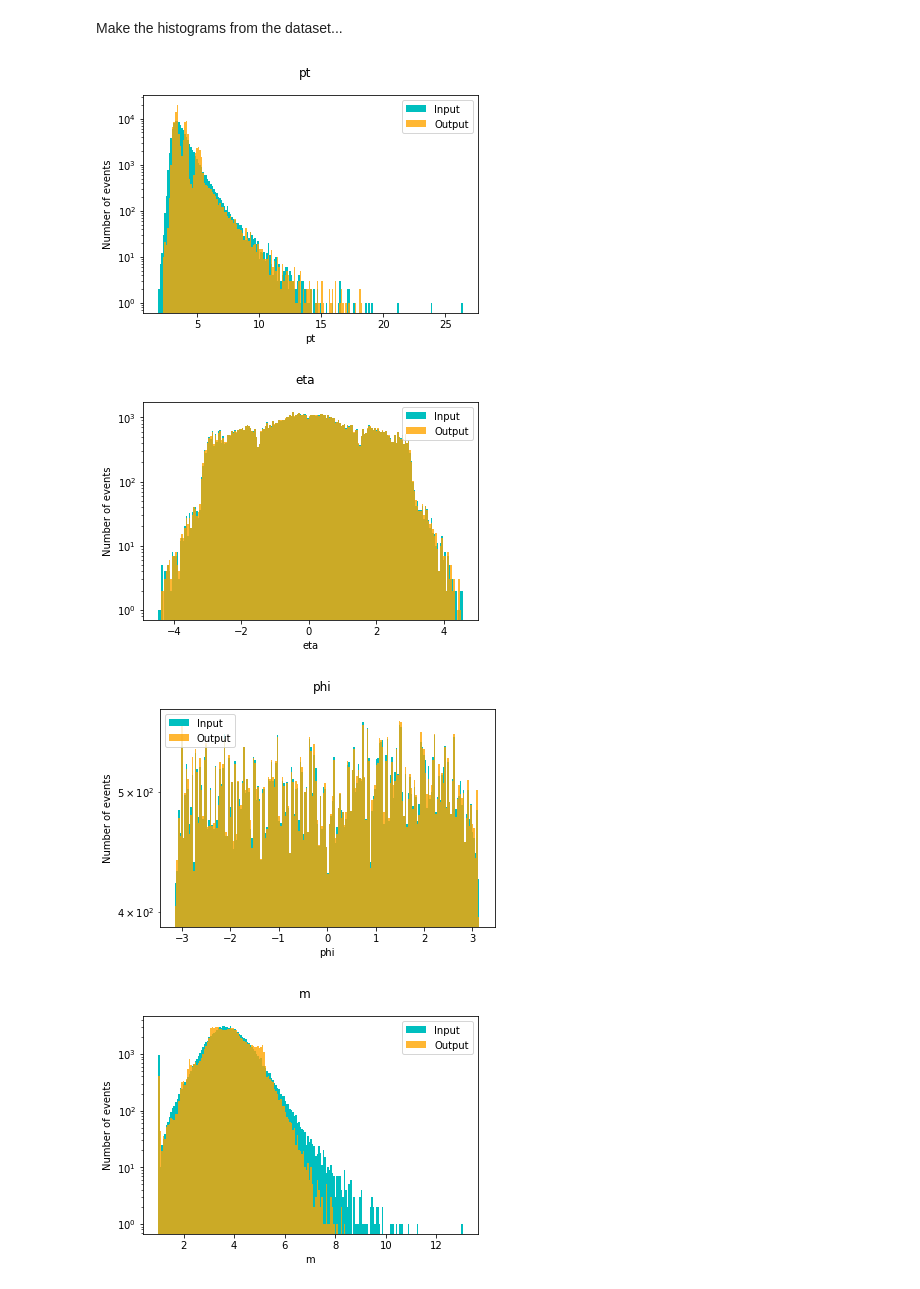
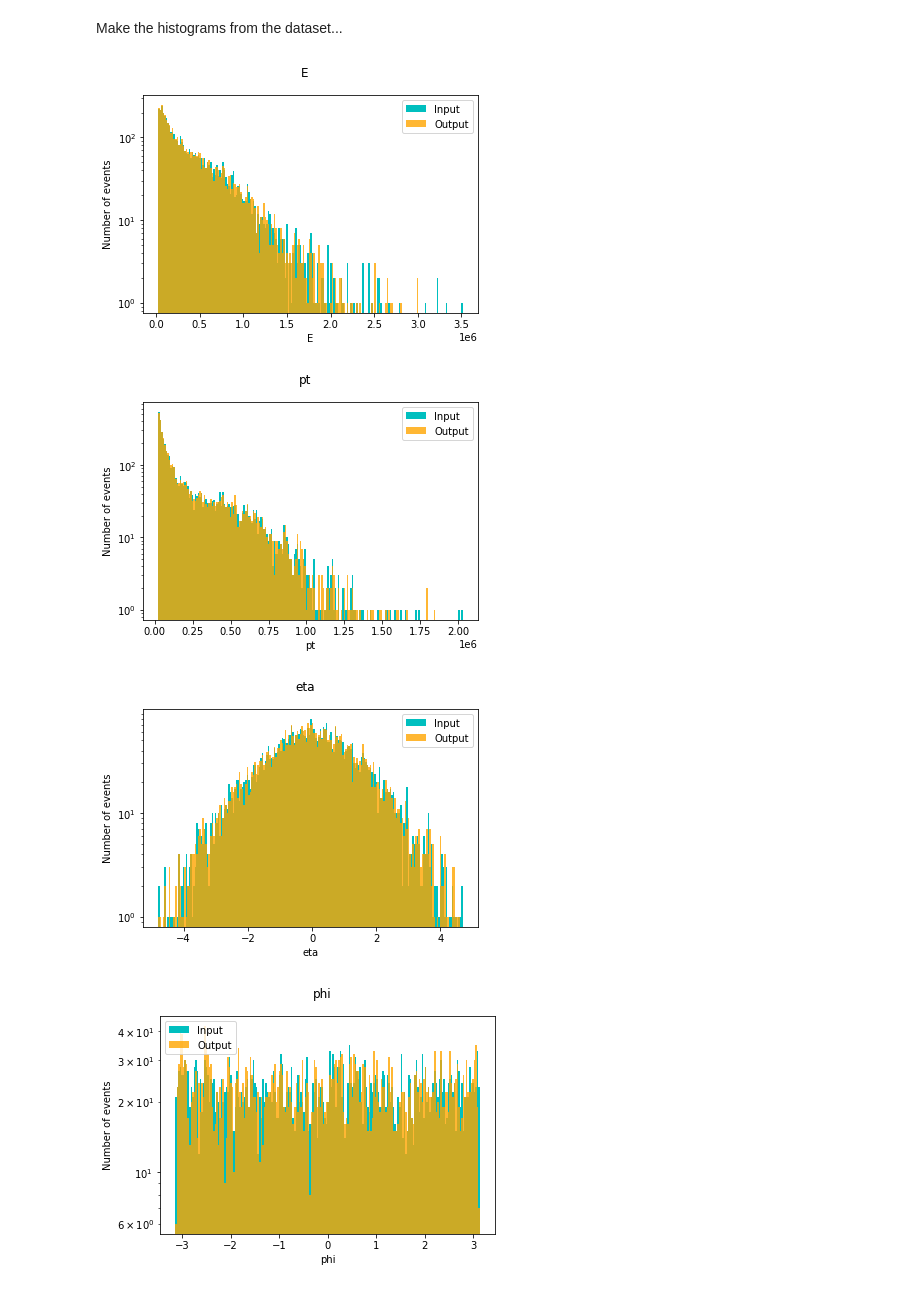
Before and after one commit to InvincibleKnight/Evaluation-Exercise, a Jupyter notebook: TLA_4D_Example.ipynb, the cells around one changed output. Cells and saved outputs as stored; diff of their text form; code cells hidden in the pictures.

```diff
--- a/TLA_4D_Example.ipynb
+++ b/TLA_4D_Example.ipynb
@@ -55,16 +92,4 @@ print(event_dict[0])
 # %%
-import pandas as pd
-
-# Change these paths to point to where you have stored the datasets.
-train_path = '/Users/nallenallis/Documents/LTH/Exjobb/data/TLA_leadingJet_custom_normalized_train_80.pkl'
-test_path = '/Users/nallenallis/Documents/LTH/Exjobb/data/TLA_leadingJet_custom_normalized_train_20.pkl'
-
-# Reads the .pkl-files with Pandas
-train = pd.read_pickle(train_path)
-test = pd.read_pickle(test_path)
-
-# To get an idea of the order of magnitude we are going to see in the plots we show the first elements
-# in the samples:
 print('Training sample:')
 print(train.head())
 
@@ -103,17 +148,16 @@ Now we plot the data using the matplotlib library. The units reflect the normali
 # %%
 import matplotlib.pyplot as plt
+variable_list = [r'$E$', r'$p_T$', r'$\eta$', r'$\phi$']
 
-unit_list = ['[log(GeV)]', '[rad/3]', '[rad/3]', '[log(GeV)]']
-variable_list = [r'$p_T$', r'$\eta$', r'$\phi$', r'$m$']
-
-branches=["pt","eta","phi","m"]
+branches=four_momentum
 
 n_bins = 100
 
 for kk in range(0,4):
     n_hist_data, bin_edges, _ = plt.hist(train[branches[kk]], color='gray', label='Input', alpha=1, bins=n_bins)
-    plt.xlabel(xlabel=variable_list[kk] + ' ' + unit_list[kk])
+    plt.xlabel(xlabel=variable_list[kk])
     plt.ylabel('# of events')
-    #plt.savefig("fourmomentum_"+branches[kk],dpi=300)
+    plt.savefig("./normalized_plots/four-momentum_train_normalized_"+branches[kk],dpi=300)
+    plt.title(variable_list[kk]+" Normalized Plot")
     plt.show()
 # %% [output]
@@ -314,11 +345,10 @@ if not os.path.exists(save_dir):
 A function in case we want to un-normalize and get back to physical quantities...
 # %%
 def custom_unnormalize(df):
+    df['E'] = 10**df['E']
+    df['pt'] = 10**(df['pt'])
     df['eta'] = df['eta'] * 5
     df['phi'] = df['phi'] * 3
-    #df['E'] = 10**df['E']
-    df['m'] = 10**df['m']
-    df['pt'] = 10**(df['pt'])
     return df
 # %% [markdown]
 Make the histograms from the dataset...
@@ -326,46 +356,47 @@ Make the histograms from the dataset...
 import numpy as np
 
 plt.close('all')
-unit_list = ['[GeV]', '[rad]', '[rad]', '[GeV]']
-variable_list = [r'$p_T$', r'$\eta$', r'$\phi$', r'$E$']
+
+variable_list = four_momentum
 line_style = ['--', '-']
 colors = ['orange', 'c']
 markers = ['*', 's']
 
 model.to('cpu')
 
-save = False # Option to save figure
+save = True # Option to save figure
 
 # Histograms
 idxs = (0, 100000)  # Choose events to compare
 data = torch.tensor(test[idxs[0]:idxs[1]].values, dtype=torch.float)
 #data = torch.tensor(test[idxs[0]:idxs[1]].values, dtype=torch.float).double()
 pred = model(data)
 pred = pred.detach().numpy()
 data = data.detach().numpy()
 
 data_df = pd.DataFrame(data, columns=test.columns)
 pred_df = pd.DataFrame(pred, columns=test.columns)
 
 unnormalized_data_df = custom_unnormalize(data_df)
 unnormalized_pred_df = custom_unnormalize(pred_df)
 
+
 alph = 0.8
 n_bins = 200
 for kk in np.arange(4):
     plt.figure()
     n_hist_data, bin_edges, _ = plt.hist(data[:, kk], color=colors[1], label='Input', alpha=1, bins=n_bins)
     n_hist_pred, _, _ = plt.hist(pred[:, kk], color=colors[0], label='Output', alpha=alph, bins=bin_edges)
-    plt.suptitle(test.columns[kk])
-    plt.xlabel(test.columns[kk])
+    plt.suptitle(variable_list[kk])
+    plt.xlabel(variable_list[kk])
     plt.ylabel('Number of events')
-    # ms.sciy()
+
     plt.yscale('log')
     if save:
         plt.savefig(os.path.join(save_dir,test.columns[kk]+'.png'))
     plt.legend()
 # %% [output]
-[figure, old version]
+[figure, new version]
-[figure, old version]
+[figure, new version]
-[figure, old version]
+[figure, new version]
-[figure, old version]
+[figure, new version]
```
Also changed, not shown: parts of 36 cells of this notebook, 15 other files.
